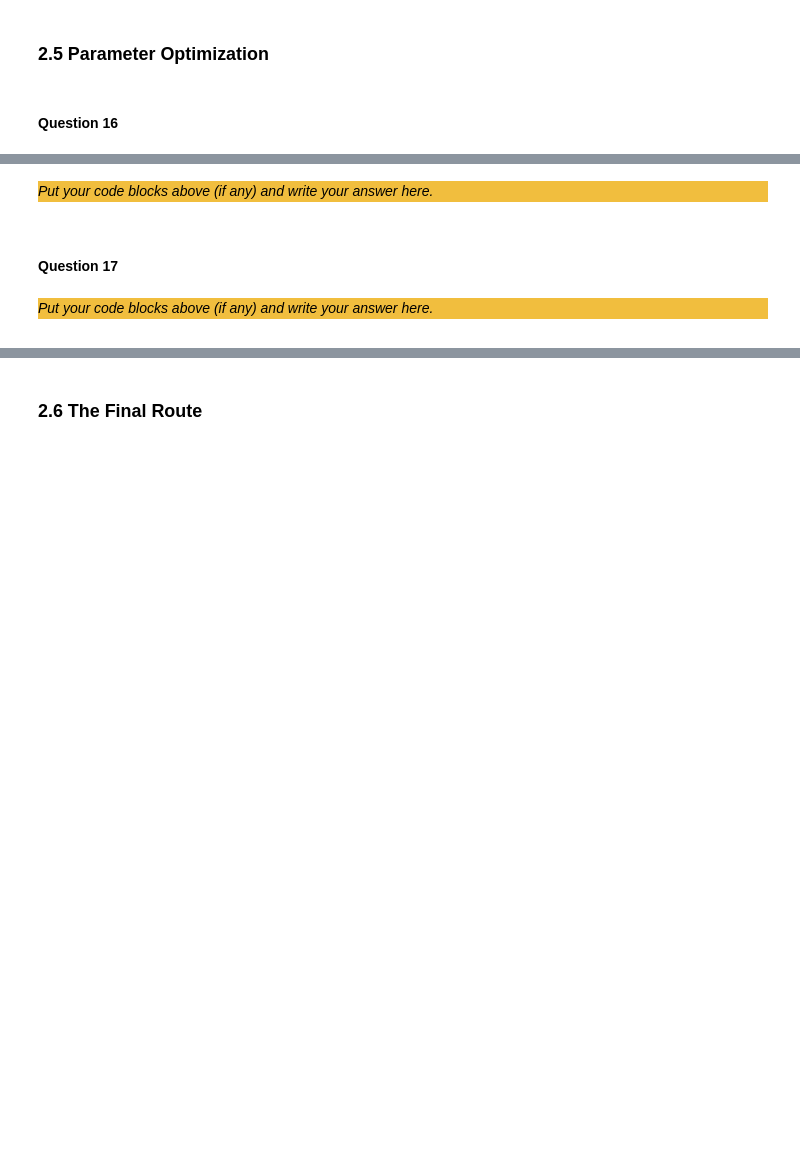
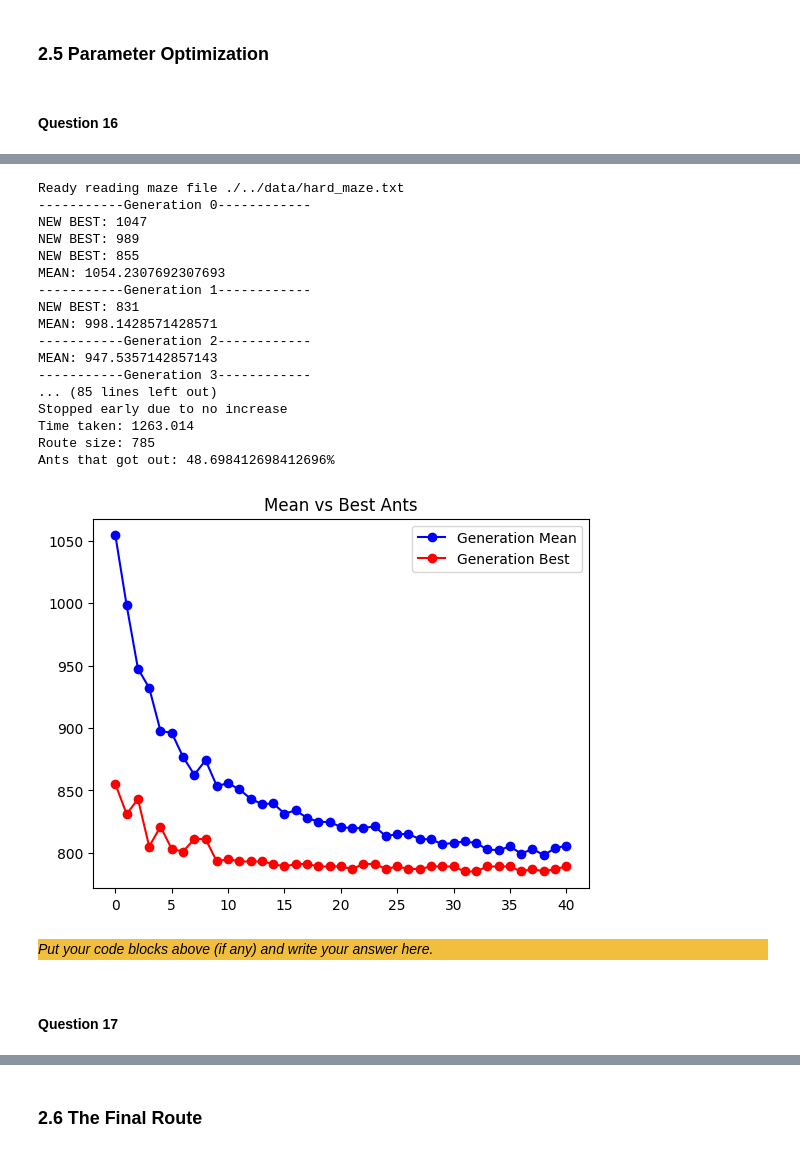
Before and after one commit to Nepthy5/Assignment_2, a Jupyter notebook: src/Main.ipynb, the cells around one changed output, grey strips where cells are left out. Cells and saved outputs as stored; diff of their text form; code cells hidden in the pictures; blank space fills up the shorter version.

```diff
--- a/src/Main.ipynb
+++ b/src/Main.ipynb
@@ -767,10 +996,47 @@ _Put your extra code blocks above (if any) and write your answer here._
+# %%
+# Please keep your parameters for the ACO easily changeable here
+gen = 150 # ants per generation
+no_gen = 50 # nr of generations
+q = 2500
+evap = 0.15
+step_scale_factor = 10
+pheromone_exp = 2.2
+heuristic_exp = 1
+patience = 10
+threshold = 0
+init_pheromones = 0.01
+
+# Construct the optimization objects
+maze = Maze.create_maze("./../data/hard_maze.txt", init_pheromones)
+spec = PathSpecification.read_coordinates("./../data/hard_coordinates.txt")
+
+max_steps = maze.width * maze.length * step_scale_factor
+
+aco = IntelligentAntColonyOptimization(maze, gen, no_gen, q, evap, max_steps, patience, threshold)
+
+test_hyperparams(aco, "hard")
+# %% [output]
+Ready reading maze file ./../data/hard_maze.txt
+-----------Generation 0------------
+NEW BEST: 1047
+NEW BEST: 989
+NEW BEST: 855
+MEAN: 1054.2307692307693
+-----------Generation 1------------
+NEW BEST: 831
+MEAN: 998.1428571428571
+-----------Generation 2------------
+MEAN: 947.5357142857143
+-----------Generation 3------------
+... (85 lines left out)
+Stopped early due to no increase
+Time taken: 1263.014
+Route size: 785
+Ants that got out: 48.698412698412696%
+[figure, added]
 # %% [markdown]
-<div style="background-color:#f1be3e">
+ <div style="background-color:#f1be3e">
 
 _Put your code blocks above (if any) and write your answer here._
 # %% [markdown]
 #### Question 17
-# %% [markdown]
-<div style="background-color:#f1be3e">
-
-_Put your code blocks above (if any) and write your answer here._
```
Also changed, not shown: parts of 31 cells of this notebook, 2 other files.
